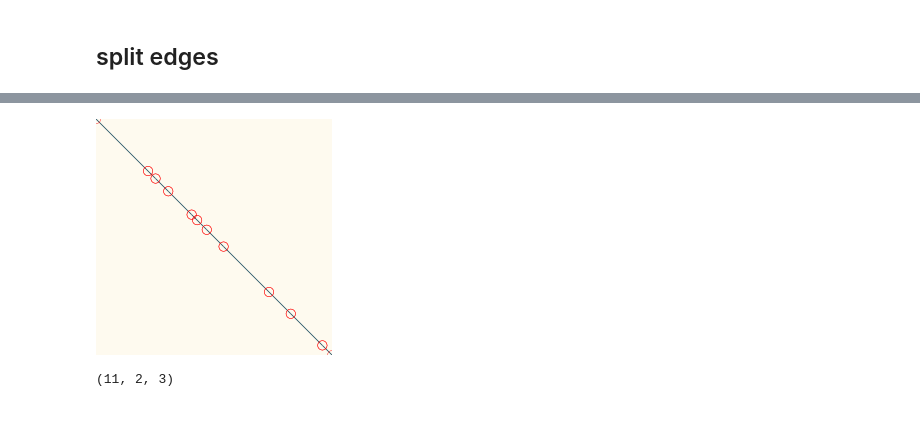
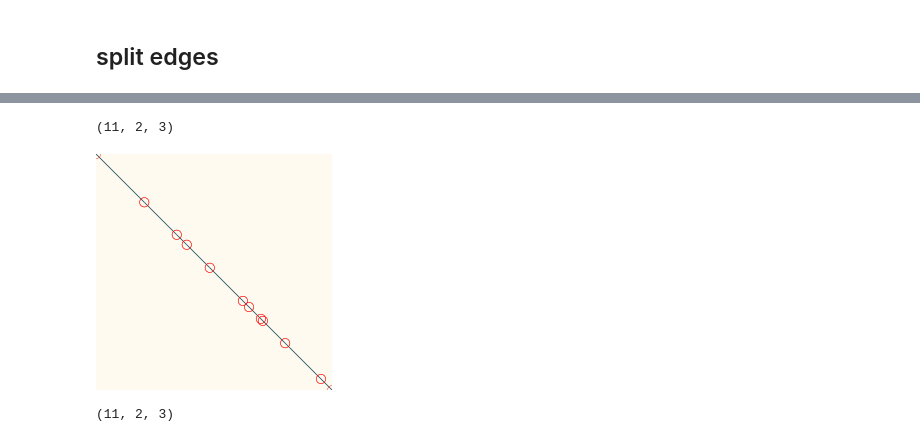
Before and after one commit to leobrowning92/lineart, a Jupyter notebook: shatter_exploration.ipynb, the cells around one changed output, grey strips where cells are left out. Saved outputs shown, nothing was run; the diff lists cells and outputs as text; code cells hidden in the pictures.

```diff
--- a/shatter_exploration.ipynb
+++ b/shatter_exploration.ipynb
@@ -53,12 +49,16 @@ def split(e, n):
     ends = points[1:]
     edges = np.concatenate((starts.reshape(-1,1,3),ends.reshape(-1,1,3)),axis=1)
     return edges
+# %%
+splits.shape
+# %% [output]
+(11, 2, 3)
 # %%
 splits = split(e*100,10)
 
-Image(draw.draw_edges(splits, v=True))
+Image(draw.quick_draw_edges(splits, v=True).png())
 # %% [output]
-[figure, old version]
+[figure, new version]
 # %%
 splits.shape
 # %% [output]
```
Also changed, not shown: parts of 15 cells of this notebook, 6 other files.
